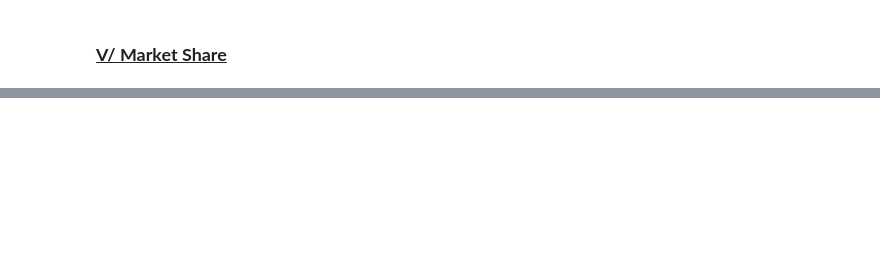
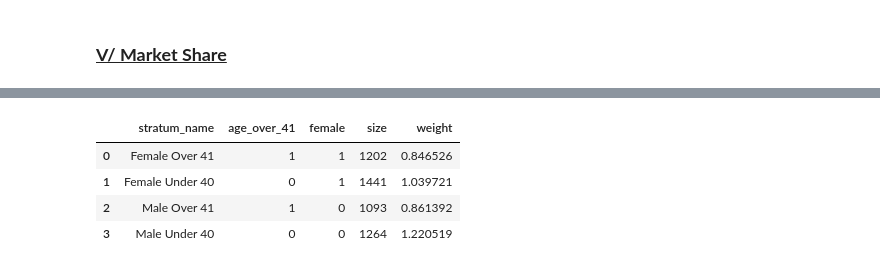
Before and after one commit to timentpe/mcb_groupe_E, a Jupyter notebook: notebook_E.ipynb, the cells around one changed output, grey strips where cells are left out. Cells and saved outputs as stored; diff of their text form; code cells hidden in the pictures; blank space fills up the shorter version.

```diff
--- a/notebook_E.ipynb
+++ b/notebook_E.ipynb
@@ -637,0 +639,11 @@ dtype: int64
+# %%
+prop_london_female_over_41 = london_female_over_41 / london_total
+prop_london_female_under_40 = london_female_under_40 / london_total
+prop_london_male_over_41 = london_male_over_41 / london_total
+prop_london_male_under_40 = london_male_under_40 / london_total
+# %%
+prop_data_female_over_41 = data_female_over_41 / data_grouped.sum()
+prop_data_female_under_40 = data_female_under_40 / data_grouped.sum()
+prop_data_male_over_41 = data_male_over_41 / data_grouped.sum()
+prop_data_male_under_40 = data_male_under_40 / data_grouped.sum()
+print(prop_data_female_over_41, prop_data_female_under_40, prop_data_male_over_41, prop_data_male_under_40)
@@ -637,0 +652,18 @@ dtype: int64
+# %%
+print("The size of each stratum in our database is:")
+print("Female Over 41:", data_female_over_41)
+print("Female Under 40:", data_female_under_40)
+print("Male Over 41:", data_male_over_41)
+print("Male Under 40:", data_male_under_40)
+print("Total population in our database:", data_grouped.sum())
+
+weight_female_over_41 = prop_london_female_over_41 / prop_data_female_over_41
+weight_female_under_40 = prop_london_female_under_40 / prop_data_female_under_40
+weight_male_over_41 = prop_london_male_over_41 / prop_data_male_over_41
+weight_male_under_40 = prop_london_male_under_40 / prop_data_male_under_40
+print("")
+print("The weight of each stratum is:")
+print("Weight Female Over 41:", weight_female_over_41)
+print("Weight Female Under 40:", weight_female_under_40)
+print("Weight Male Over 41:", weight_male_over_41)
+print("Weight Male Under 40:", weight_male_under_40)
@@ -637,0 +683,16 @@ dtype: int64
+# %%
+df_weight = pd.DataFrame({
+    "stratum_name": ["Female Over 41", "Female Under 40", "Male Over 41", "Male Under 40"],
+    'age_over_41': [1, 0, 1, 0],
+    'female': [1, 1, 0, 0],
+    "size": [data_female_over_41, data_female_under_40, data_male_over_41, data_male_under_40],
+    'weight ': [weight_female_over_41, weight_female_under_40, weight_male_over_41, weight_male_under_40]
+})
+# %%
+df_weight
+# %% [output]
+|  | stratum_name | age_over_41 | female | size | weight |
+| 0 | Female Over 41 | 1 | 1 | 1202 | 0.846526 |
+| 1 | Female Under 40 | 0 | 1 | 1441 | 1.039721 |
+| 2 | Male Over 41 | 1 | 0 | 1093 | 0.861392 |
+| 3 | Male Under 40 | 0 | 0 | 1264 | 1.220519 |
```
Also changed, not shown: parts of 10 cells of this notebook.
